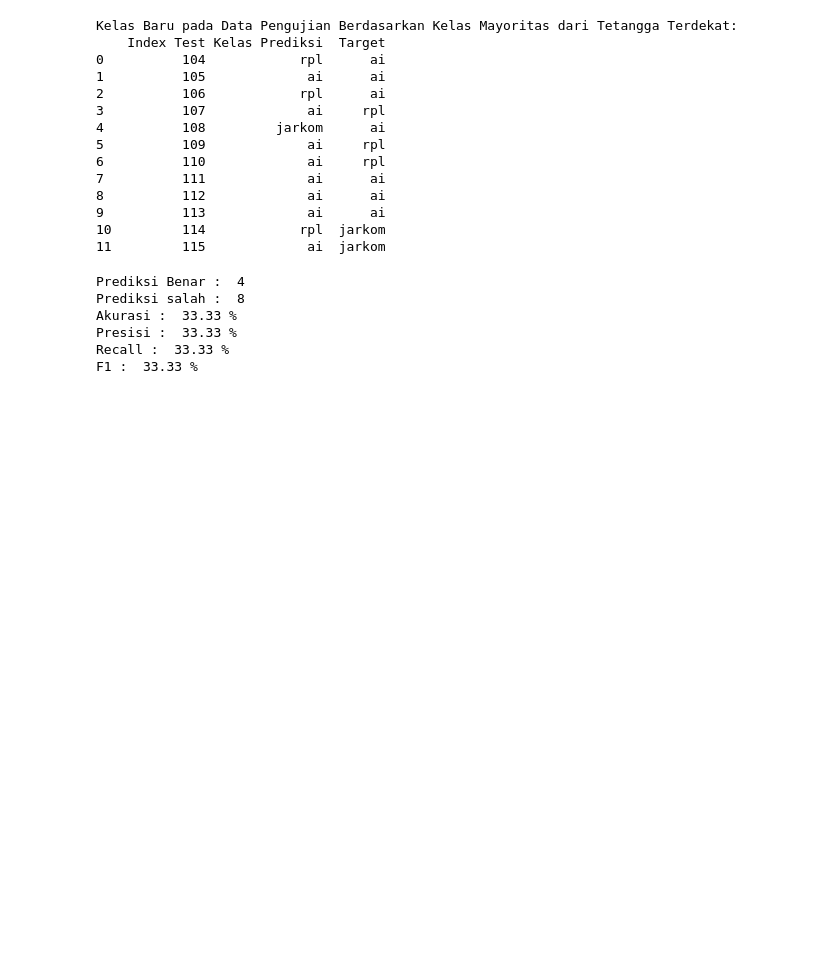
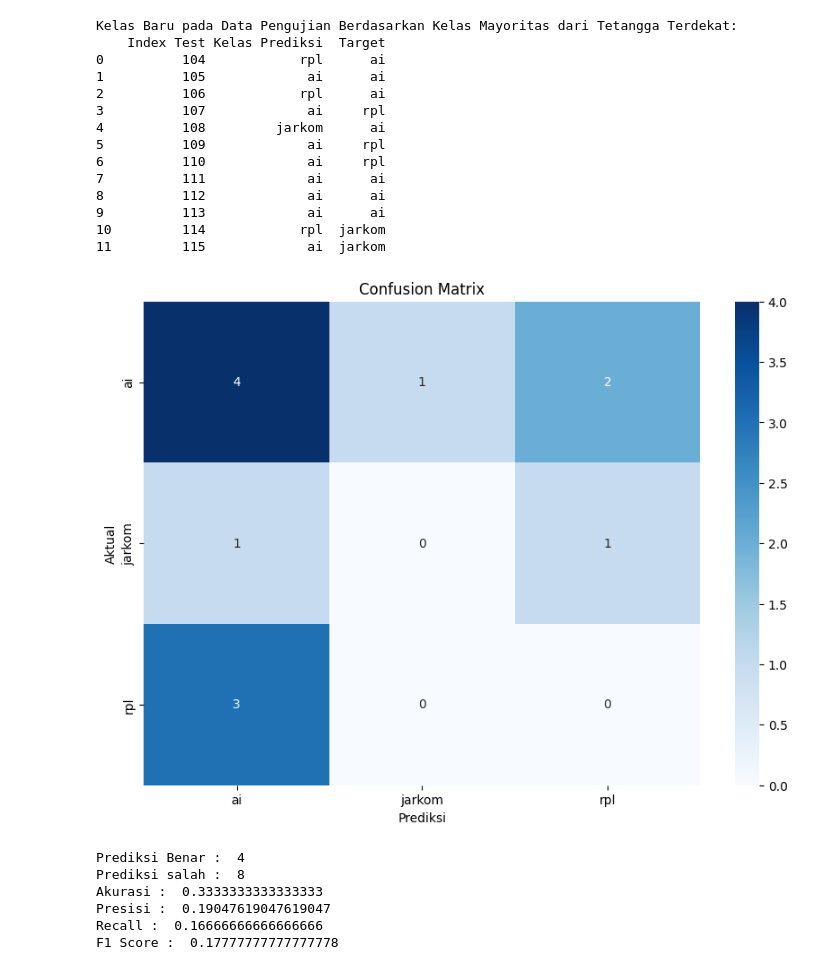
Before and after one commit to yusufekaw/KNN-Penjurusan, a Jupyter notebook: main.ipynb, the cells around one changed output. Drawn from its saved outputs; the diff is of its cells as text; code cells hidden in the pictures; blank space fills up the shorter version.

Commit message:
add metrik

```diff
--- a/main.ipynb
+++ b/main.ipynb
@@ -156,26 +156,23 @@ Kelas Baru pada Data Pengujian Berdasarkan Kelas Mayoritas dari Tetangga Terdeka
 10         114            rpl  jarkom
 11         115             ai  jarkom
 # %%
-#Akurasi Prediksi
-prediksi_benar = (hasil_prediksi['Kelas Prediksi'] == hasil_prediksi['Target']).sum()
-prediksi_salah = hasil_prediksi.shape[0]-prediksi_benar
-akurasi = (prediksi_benar/hasil_prediksi.shape[0])*100
-presisi = precision_score(hasil_prediksi['Kelas Prediksi'], hasil_prediksi['Target'], average='micro')*100
-recall = recall_score(hasil_prediksi['Kelas Prediksi'], hasil_prediksi['Target'], average='micro')*100
-f1 = f1_score(hasil_prediksi['Kelas Prediksi'], hasil_prediksi['Target'], average='micro')*100
-print("Prediksi Benar : ",prediksi_benar)
-print("Prediksi salah : ",prediksi_salah)
-print("Akurasi : ",round(akurasi,2),"%")
-print("Presisi : ",round(presisi,2),"%")
-print("Recall : ",round(recall,2),"%")
-print("F1 : ",round(f1,2),"%")
+#Evaluasi
+cm, T, F, akurasi, presisi, recall, f1 = metrik(hasil_prediksi['Kelas Prediksi'],hasil_prediksi['Target'])
+visualisasiCM(cm)
+print("Prediksi Benar : ",T)
+print("Prediksi salah : ",F)
+print("Akurasi : ",akurasi)
+print("Presisi : ",presisi)
+print("Recall : ",recall)
+print("F1 Score : ",f1)
 # %% [output]
+[figure, added]
 Prediksi Benar :  4
 Prediksi salah :  8
-Akurasi :  33.33 %
-Presisi :  33.33 %
-Recall :  33.33 %
-F1 :  33.33 %
+Akurasi :  0.3333333333333333
+Presisi :  0.19047619047619047
+Recall :  0.16666666666666666
+F1 Score :  0.17777777777777778
 # %%
 # Prediksi peminat jurusan
 bidang_minat = pd.Series(list(set(dataset['Bidang_Minat']).union(set(kelas_prediksi_df['Kelas Prediksi']))))
```
Also changed, not shown: parts of 2 cells of this notebook, 2 other files.
